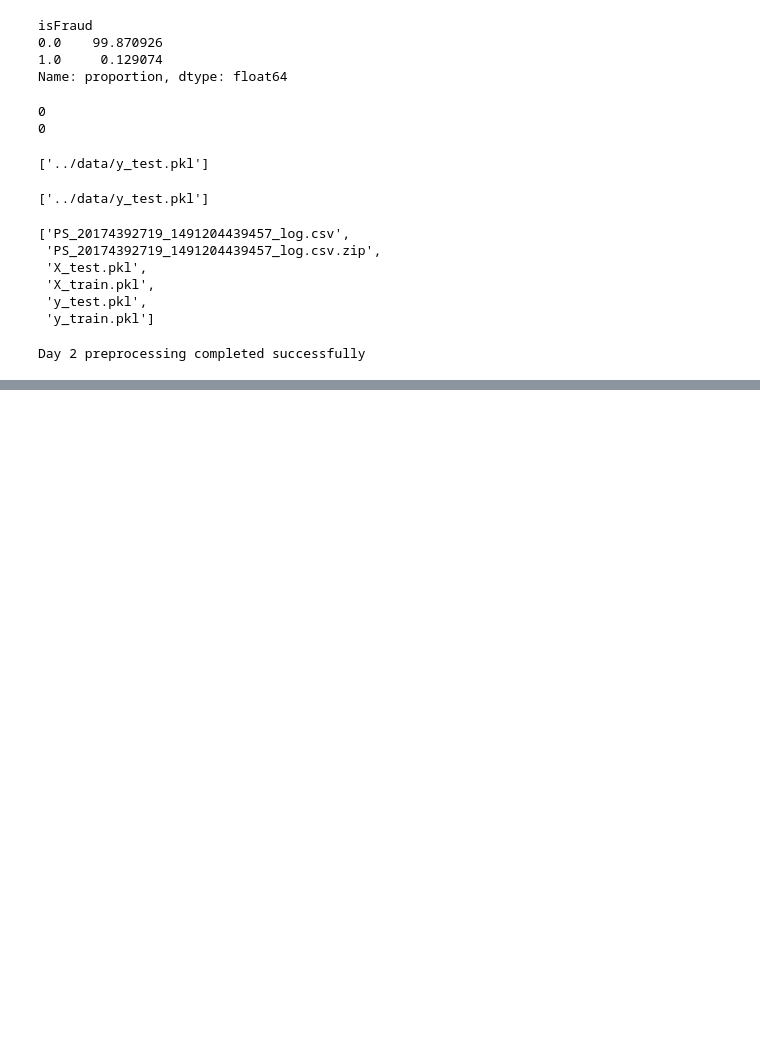
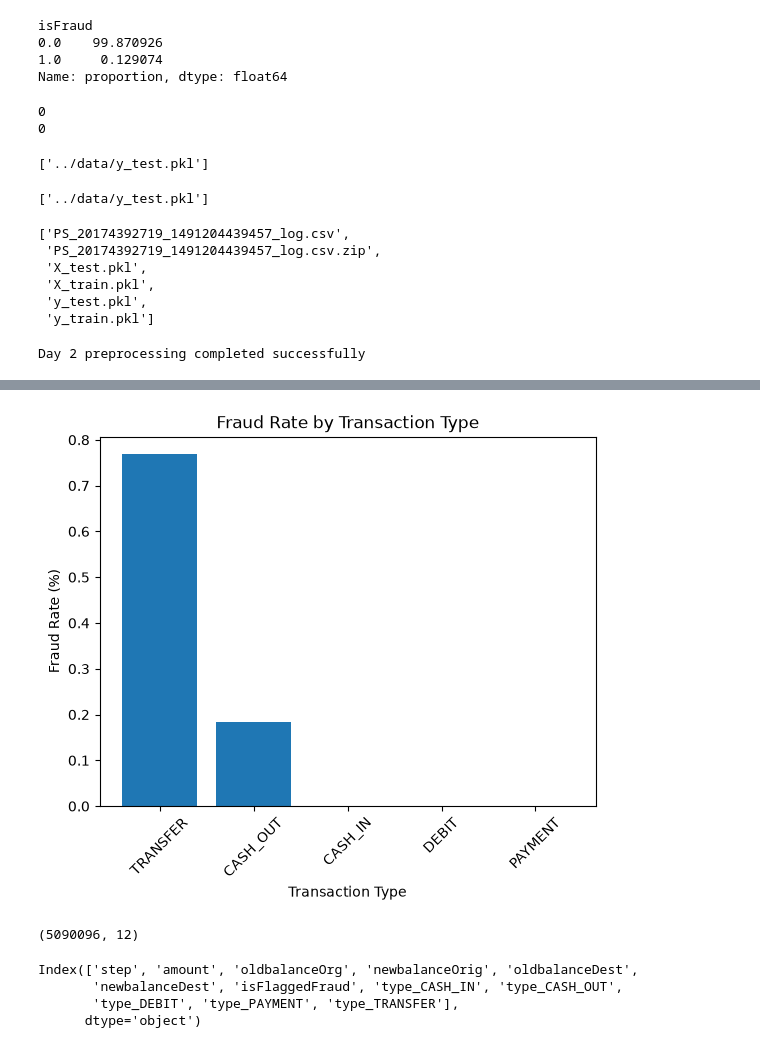
Before and after one commit to bhanusri1106/real-time-financial-fraud-detection, a Jupyter notebook: notebooks/01_basic_analysis.ipynb, the cells around one changed output, grey strips where cells are left out. Cells and saved outputs as stored; diff of their text form; code cells hidden in the pictures; blank space fills up the shorter version.

```diff
--- a/notebooks/01_basic_analysis.ipynb
+++ b/notebooks/01_basic_analysis.ipynb
@@ -244,0 +359,30 @@ Day 2 preprocessing completed successfully
+# %%
+import matplotlib.pyplot as plt
+
+fraud_rate = {
+    "TRANSFER": 0.768799,
+    "CASH_OUT": 0.183955,
+    "CASH_IN": 0,
+    "DEBIT": 0,
+    "PAYMENT": 0
+}
+
+plt.bar(fraud_rate.keys(), fraud_rate.values())
+plt.title("Fraud Rate by Transaction Type")
+plt.xlabel("Transaction Type")
+plt.ylabel("Fraud Rate (%)")
+plt.xticks(rotation=45)
+plt.show()
+# %% [output]
+[figure, added]
+# %%
+X_train.shape
+# %% [output]
+(5090096, 12)
+# %%
+X_train.columns
+# %% [output]
+Index(['step', 'amount', 'oldbalanceOrg', 'newbalanceOrig', 'oldbalanceDest',
+       'newbalanceDest', 'isFlaggedFraud', 'type_CASH_IN', 'type_CASH_OUT',
+       'type_DEBIT', 'type_PAYMENT', 'type_TRANSFER'],
+      dtype='object')
```
Also changed, not shown: parts of 50 cells of this notebook.
